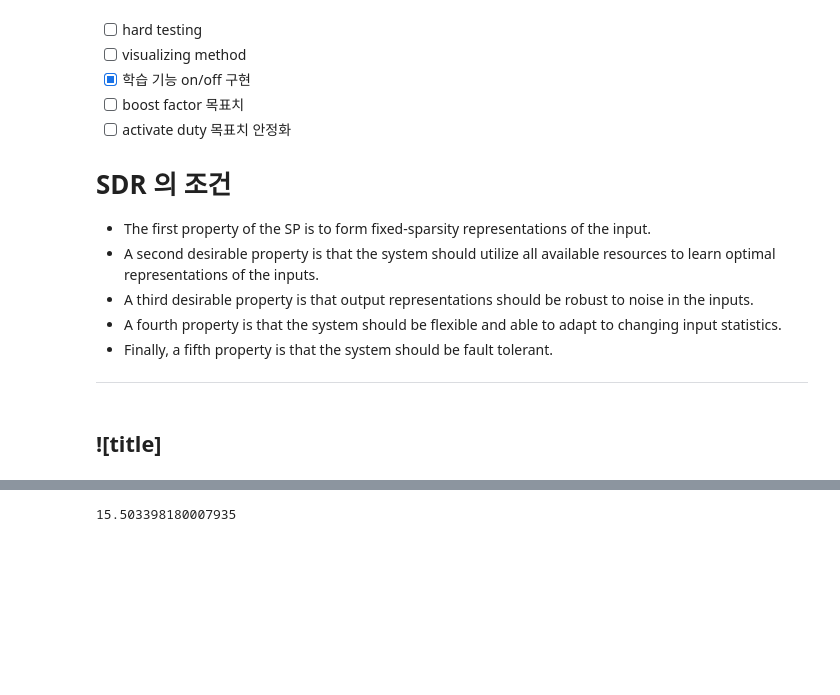
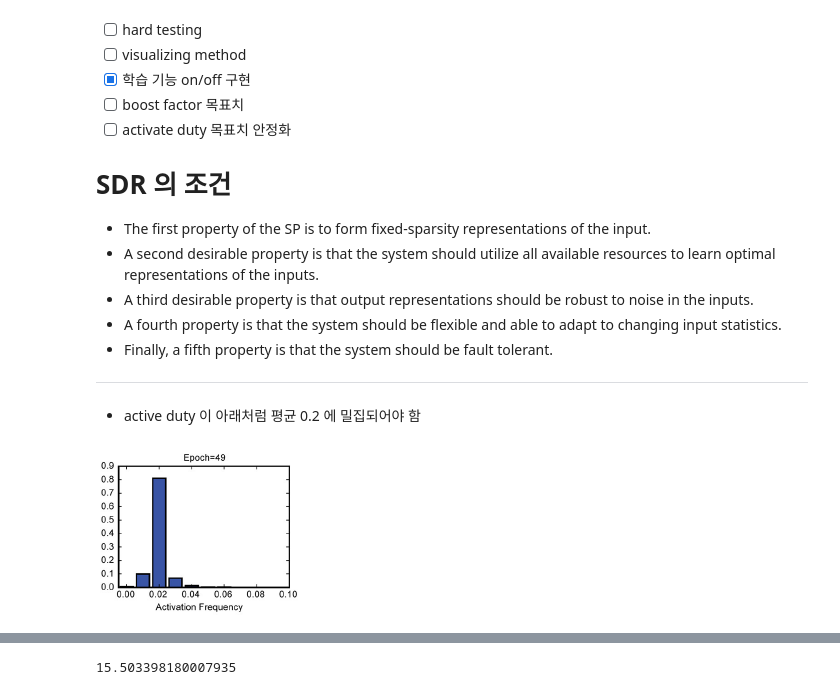
Before and after one commit to hhebb/HTM, a Jupyter notebook: SP3.ipynb, the cells around one changed output, grey strips where cells are left out. Saved outputs shown, nothing was run; the diff lists cells and outputs as text; code cells hidden in the pictures; blank space fills up the shorter version.

```diff
--- a/SP3.ipynb
+++ b/SP3.ipynb
@@ -23,6 +23,10 @@
 - Finally, a fifth property is that the system should be fault tolerant.
 
 ---
-# %% [markdown]
-![title]
----
+# %% [markdown]
+- active duty 이 아래처럼 평균 0.2 에 밀집되어야 함
+# %%
+from IPython.display import Image
+Image("C:\\Users\\김민수\\Desktop\\HTM\\activateDuty.png")
+# %% [output]
+[figure, added]
```
Also changed, not shown: parts of 4 cells of this notebook.
